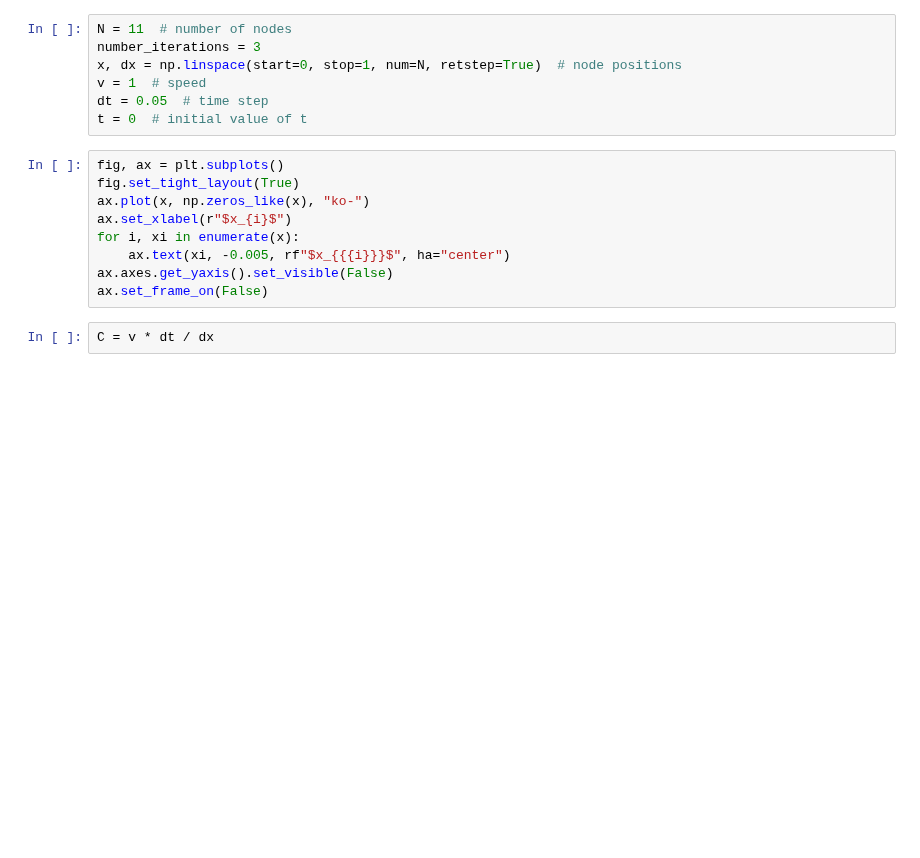
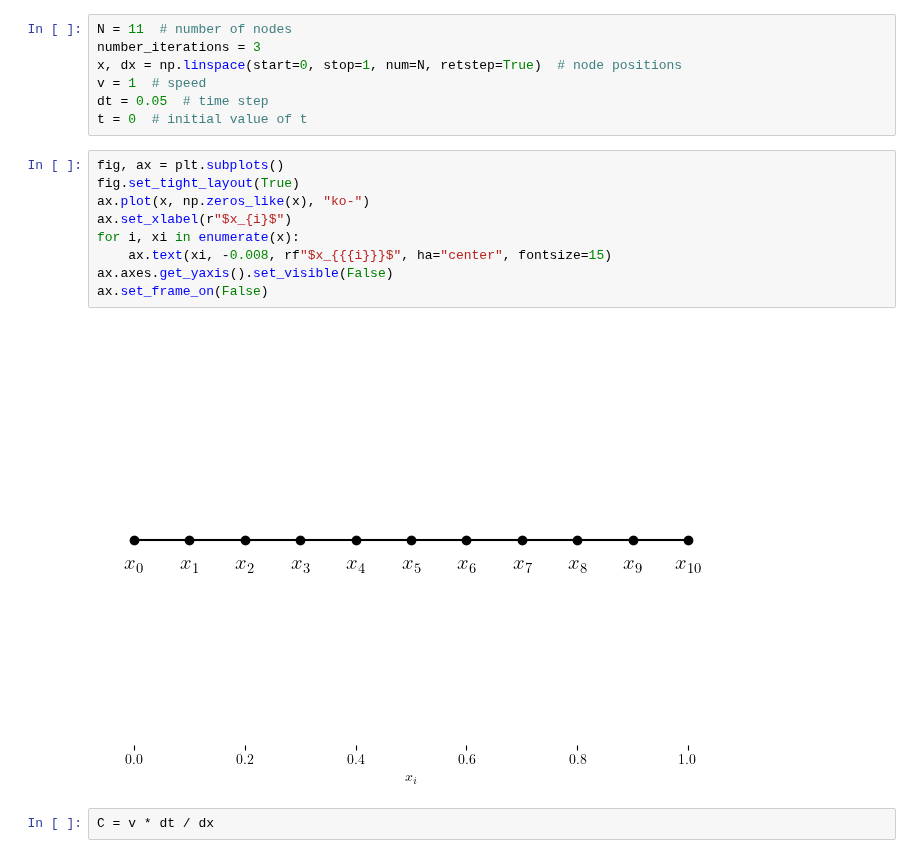
Before and after one commit to cpp-review-dune/python-pde, a Jupyter notebook: pde-book/notes-fda.ipynb, the cells around one changed output. Saved outputs shown, nothing was run; the diff lists cells and outputs as text; blank space fills up the shorter version.

```diff
--- a/pde-book/notes-fda.ipynb
+++ b/pde-book/notes-fda.ipynb
@@ -460,12 +560,14 @@ t = 0  # initial value of t
 # %%
 fig, ax = plt.subplots()
 fig.set_tight_layout(True)
 ax.plot(x, np.zeros_like(x), "ko-")
 ax.set_xlabel(r"$x_{i}$")
 for i, xi in enumerate(x):
-    ax.text(xi, -0.005, rf"$x_{{{i}}}$", ha="center")
+    ax.text(xi, -0.008, rf"$x_{{{i}}}$", ha="center", fontsize=15)
 ax.axes.get_yaxis().set_visible(False)
 ax.set_frame_on(False)
+# %% [output]
+[figure, added]
 # %%
 C = v * dt / dx
 # %%
```
Also changed, not shown: parts of 59 cells of this notebook, 1 other file.
